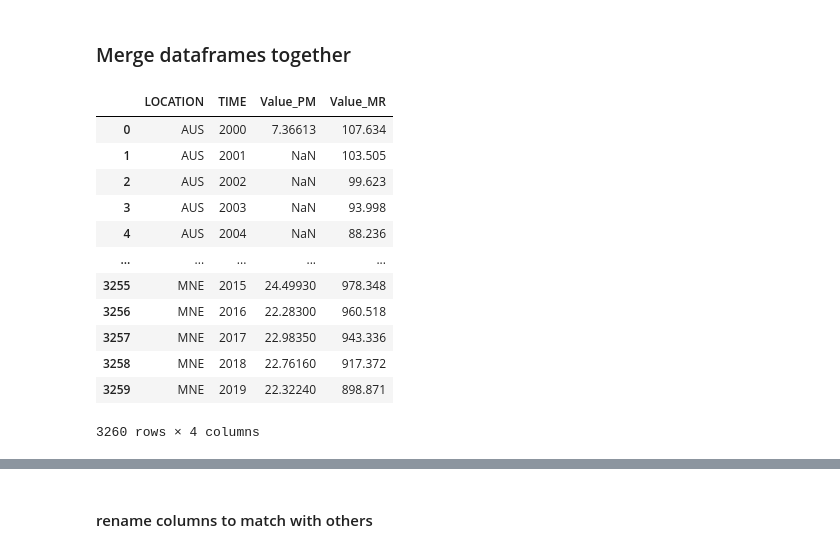
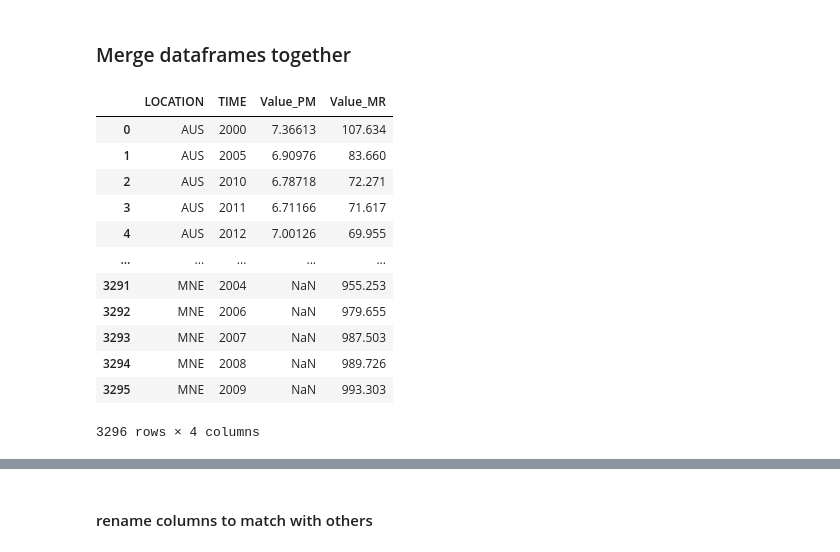
Before and after one commit to acsours/etl_coal_data, a Jupyter notebook: Pollution_exposure_effect.ipynb, the cells around one changed output, grey strips where cells are left out. Drawn from its saved outputs; the diff is of its cells as text; code cells hidden in the pictures.

```diff
--- a/Pollution_exposure_effect.ipynb
+++ b/Pollution_exposure_effect.ipynb
@@ -310,28 +310,23 @@ SOx df [2000 2001 2002 2003 2004 2005 2006 2007 2008 2009 2010 2011 2012 2013
 # %% [markdown]
 ### Merge dataframes together
 # %%
-# merge dataframes together based on PM df
-
-#comb_df=pd.merge(poll_PM_clean,poll_mortality_clean, on=['LOCATION','TIME'], suffixes=('_PM','_MR'))
-#comb_df
+# merge dataframes together
+comb_df=pd.merge(poll_PM_clean,poll_mortality_clean, how='outer',on=['LOCATION','TIME'],suffixes=('_PM','_MR'))
+comb_df
+# %% [output]
+|  | LOCATION | TIME | Value_PM | Value_MR |
+| 0 | AUS | 2000 | 7.36613 | 107.634 |
+| 1 | AUS | 2005 | 6.90976 | 83.660 |
+| 2 | AUS | 2010 | 6.78718 | 72.271 |
+| 3 | AUS | 2011 | 6.71166 | 71.617 |
+| 4 | AUS | 2012 | 7.00126 | 69.955 |
+| ... | ... | ... | ... | ... |
+| 3291 | MNE | 2004 | NaN | 955.253 |
+| 3292 | MNE | 2006 | NaN | 979.655 |
+| 3293 | MNE | 2007 | NaN | 987.503 |
+| 3294 | MNE | 2008 | NaN | 989.726 |
+| 3295 | MNE | 2009 | NaN | 993.303 |
+3296 rows × 4 columns
-# %%
-# do right join to keep all available years
-comb_df=pd.merge(poll_PM_clean,poll_mortality_clean, how='right', on=['LOCATION','TIME'], suffixes=('_PM','_MR'))
-comb_df
-# %% [output]
-|  | LOCATION | TIME | Value_PM | Value_MR |
-| 0 | AUS | 2000 | 7.36613 | 107.634 |
-| 1 | AUS | 2001 | NaN | 103.505 |
-| 2 | AUS | 2002 | NaN | 99.623 |
-| 3 | AUS | 2003 | NaN | 93.998 |
-| 4 | AUS | 2004 | NaN | 88.236 |
-| ... | ... | ... | ... | ... |
-| 3255 | MNE | 2015 | 24.49930 | 978.348 |
-| 3256 | MNE | 2016 | 22.28300 | 960.518 |
-| 3257 | MNE | 2017 | 22.98350 | 943.336 |
-| 3258 | MNE | 2018 | 22.76160 | 917.372 |
-| 3259 | MNE | 2019 | 22.32240 | 898.871 |
-3260 rows × 4 columns
 # %%
 comb_df.info()
 # %% [output]
```
Also changed, not shown: parts of 10 cells of this notebook, 1 other file.
